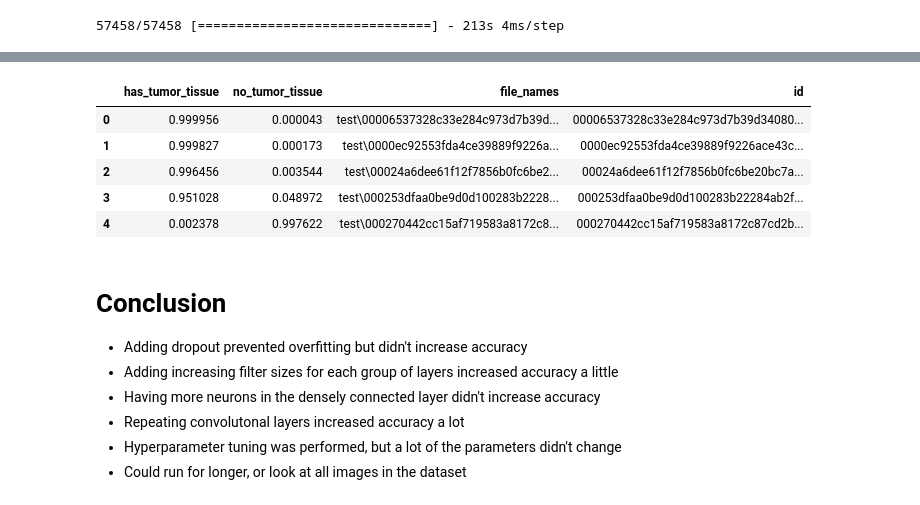
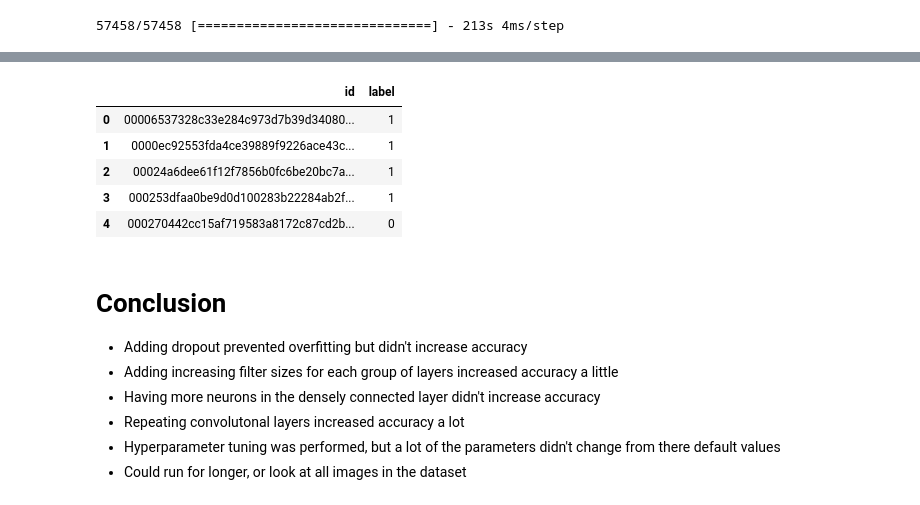
Before and after one commit to amcwhae/Cancer-Detection, a Jupyter notebook: CNN-Cancer-Detection.ipynb, the cells around one changed output, grey strips where cells are left out. Saved outputs shown, nothing was run; the diff lists cells and outputs as text; code cells hidden in the pictures.

```diff
--- a/CNN-Cancer-Detection.ipynb
+++ b/CNN-Cancer-Detection.ipynb
@@ -804,22 +811,21 @@ def get_id(x):
     return b[0]
 
 df_preds['id'] = df_preds['file_names'].apply(get_id)
-df_preds.head()
-# %% [output]
-|  | has_tumor_tissue | no_tumor_tissue | file_names | id |
-| 0 | 0.999956 | 0.000043 | test\00006537328c33e284c973d7b39d... | 00006537328c33e284c973d7b39d34080... |
-| 1 | 0.999827 | 0.000173 | test\0000ec92553fda4ce39889f9226a... | 0000ec92553fda4ce39889f9226ace43c... |
-| 2 | 0.996456 | 0.003544 | test\00024a6dee61f12f7856b0fc6be2... | 00024a6dee61f12f7856b0fc6be20bc7a... |
-| 3 | 0.951028 | 0.048972 | test\000253dfaa0be9d0d100283b2228... | 000253dfaa0be9d0d100283b22284ab2f... |
-| 4 | 0.002378 | 0.997622 | test\000270442cc15af719583a8172c8... | 000270442cc15af719583a8172c87cd2b... |
 # %%
 def tumor_label(x):
     present = 1 if x > 0.5 else 0
     return present
 
 submission = pd.DataFrame({'id':df_preds['id'], 'label':df_preds['has_tumor_tissue'].apply(tumor_label)})
 submission.head()
-submission.to_csv('am_cancer_03.csv', index=False)
+# submission.to_csv('am_cancer_03.csv', index=False)
+# %% [output]
+|  | id | label |
+| 0 | 00006537328c33e284c973d7b39d34080... | 1 |
+| 1 | 0000ec92553fda4ce39889f9226ace43c... | 1 |
+| 2 | 00024a6dee61f12f7856b0fc6be20bc7a... | 1 |
+| 3 | 000253dfaa0be9d0d100283b22284ab2f... | 1 |
+| 4 | 000270442cc15af719583a8172c87cd2b... | 0 |
 # %% [markdown]
 # Conclusion
 
@@ -827,5 +833,5 @@ submission.to_csv('am_cancer_03.csv', index=False)
 - Adding increasing filter sizes for each group of layers increased accuracy a little
 - Having more neurons in the densely connected layer didn't increase accuracy
 - Repeating convolutonal layers increased accuracy a lot
-- Hyperparameter tuning was performed, but a lot of the parameters didn't change
+- Hyperparameter tuning was performed, but a lot of the parameters didn't change from there default values
 - Could run for longer, or look at all images in the dataset
```
Also changed, not shown: parts of 21 cells of this notebook, 1 other file.
